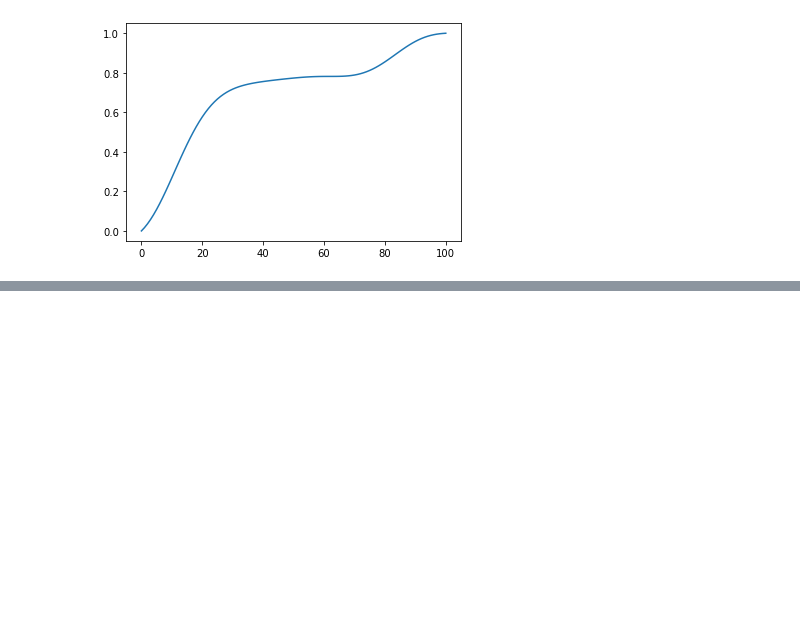
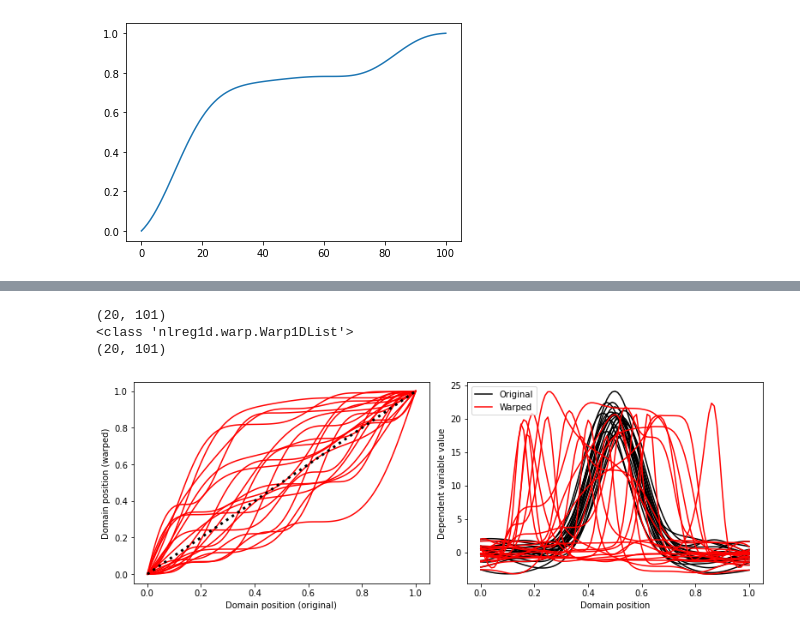
Before and after one commit to 0todd0000/nlreg1d, a Jupyter notebook: Notebooks/2-Warps.ipynb, the cells around one changed output, grey strips where cells are left out. Cells and saved outputs as stored; diff of their text form; code cells hidden in the pictures; blank space fills up the shorter version.

```diff
--- a/Notebooks/2-Warps.ipynb
+++ b/Notebooks/2-Warps.ipynb
@@ -57,0 +77,35 @@ plt.show()
+# %%
+dataset = nl.data.SimulatedB()
+y       = dataset.dv
+J,Q     = y.shape
+print( y.shape )
+
+
+np.random.seed(123456789)
+w       = nl.random_warp(J, Q, as_warp_object=True )
+yw      = w.apply(y)
+print( type(w) )
+print( w.shape )
+
+
+fig,axs = plt.subplots(1, 2, figsize=(11,4))
+ax0,ax1 = axs
+ax0.plot( [0,1], [0,1], color='k', ls=':', lw=3, label='Null warp', zorder=1)
+w.plot(ax=ax0, color='r', label='Warp function', zorder=0)
+ax0.set_xlabel('Domain position (original)')
+ax0.set_ylabel('Domain position (warped)')
+
+q       = np.linspace(0, 1, Q)
+h0      = ax1.plot(q, y.T,  'k', label='Original')[0]
+h1      = ax1.plot(q, yw.T, 'r', label='Warped')[1]
+ax1.set_xlabel('Domain position')
+ax1.set_ylabel('Dependent variable value')
+ax1.legend([h0,h1], ['Original', 'Warped'])
+
+plt.tight_layout()
+plt.show()
+# %% [output]
+(20, 101)
+<class 'nlreg1d.warp.Warp1DList'>
+(20, 101)
+[figure, added]
```
Also changed, not shown: parts of 14 cells of this notebook, 3 other files.
